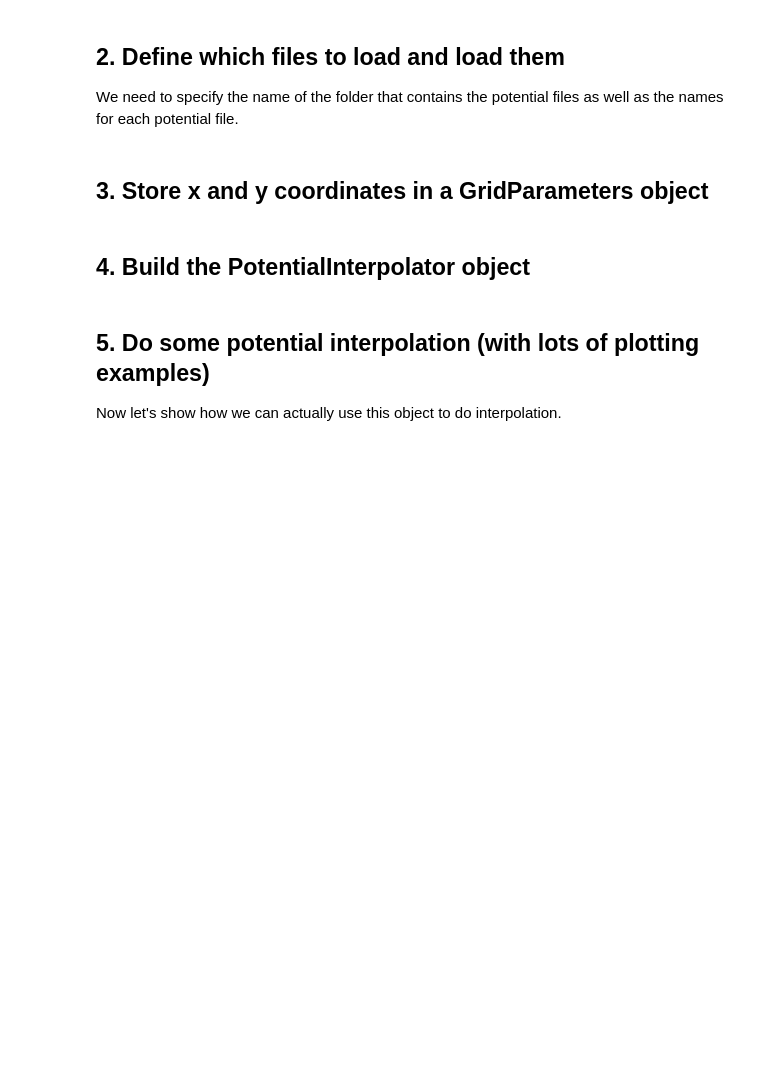
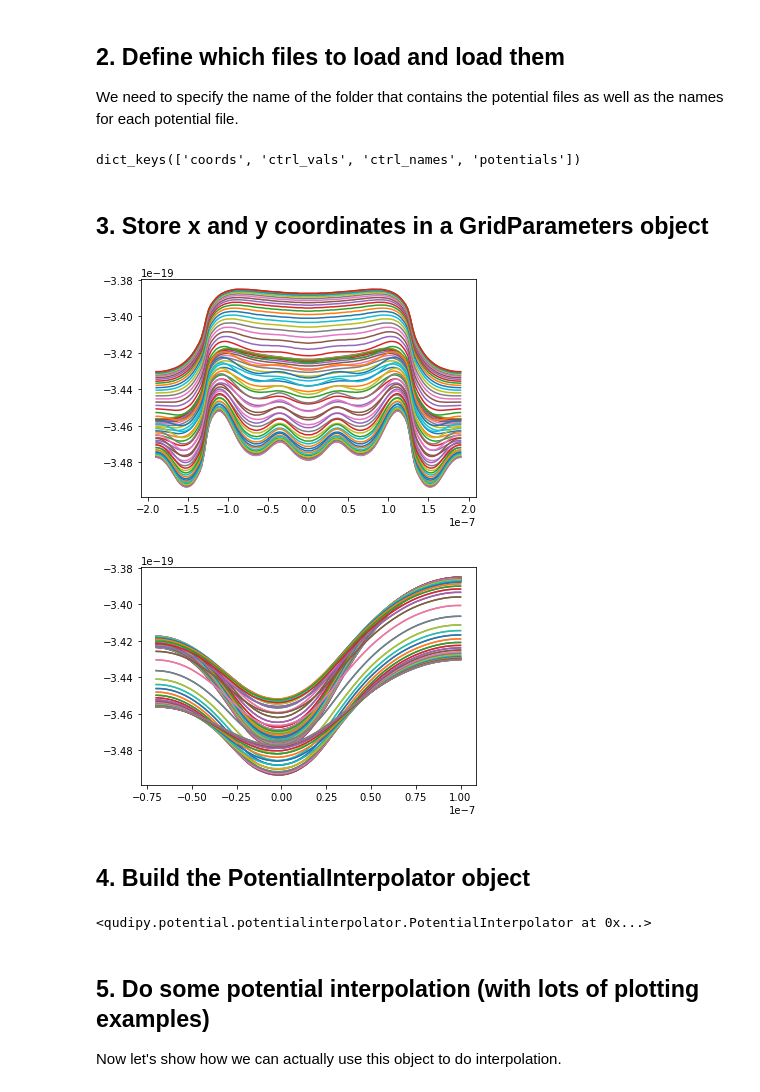
Before and after one commit to mainCSG/QuDiPy, a Jupyter notebook: tutorials/Loading Potentials.ipynb, the cells around one changed output. Drawn from its saved outputs; the diff is of its cells as text; code cells hidden in the pictures; blank space fills up the shorter version.

```diff
--- a/tutorials/Loading Potentials.ipynb
+++ b/tutorials/Loading Potentials.ipynb
@@ -31,15 +31,19 @@ ctrl_names = ['V1','V2','V3','V4','V5']
 
 # Specify the control voltage values you wish to load.
 # The cartesian product of all these supplied voltages will be loaded and MUST exist in the directory.
+# V1 = [0.1]
+# V2 = [0.2, 0.22, 0.24, 0.26]
+# V3 = [0.2, 0.22, 0.24, 0.26, 0.28]
+# V4 = [0.2, 0.22, 0.24, 0.26, 0.28, 0.30]
+# V5 = [0.1]
 V1 = [0.1]
-V2 = [0.2, 0.22, 0.24, 0.26]
-V3 = [0.2, 0.22, 0.24, 0.26, 0.28]
-V4 = [0.2, 0.22, 0.24, 0.26, 0.28, 0.30]
+V2 = [0.2]
+V3 = [0.2]
+V4 = [0.2, 0.22, 0.24, 0.26]
 V5 = [0.1]
 
 # Add all voltage values to a list
 ctrl_vals = [V1, V2, V3, V4, V5]
-
 # Now load the potentials.
 # load_files returns a dictionary of all the information loaded
 # f_type says we are loading potential files (other option is to load electric field files)
@@ -54,19 +58,30 @@ loaded_data = pot.load_potentials(ctrl_vals, ctrl_names,
 
 # We can check the fields of the dictionary returned to see what is stored.
 loaded_data.keys()
+# %% [output]
+dict_keys(['coords', 'ctrl_vals', 'ctrl_names', 'potentials'])
 # %% [markdown]
 ## 3. Store x and y coordinates in a GridParameters object
 # %%
 # It's a bit convoluted, but the x and y coordinates are
 # stored as a named tuple in the dictionary returned from load_files.
 # With those values, we will build a GridParameters object.
 coord = loaded_data['coords']
 x = coord.x
 y = coord.y
 
 # Construct a GridParameters object
 gparams = pot.GridParameters(x,y)
 coord.x
+
+plt.plot(loaded_data['coords'][0].T,loaded_data['potentials'][0][:].T)
+plt.show()
+
+plt.plot(loaded_data['coords'][1],loaded_data['potentials'][0][:])
+plt.show()
+# %% [output]
+[figure, added]
+[figure, added]
 # %% [markdown]
 ## 4. Build the PotentialInterpolator object
 # %%
@@ -83,6 +98,8 @@ pot_interp = pot.build_interpolator(loaded_data, constants=qd.Constants("Si/SiO2
 #                                     y_slice=0)
 
 pot_interp
+# %% [output]
+<qudipy.potential.potentialinterpolator.PotentialInterpolator at 0x...>
 # %% [markdown]
 ## 5. Do some potential interpolation (with lots of plotting examples)
 Now let's show how we can actually use this object to do interpolation.
```
Also changed, not shown: parts of 4 cells of this notebook, 3 other files.
